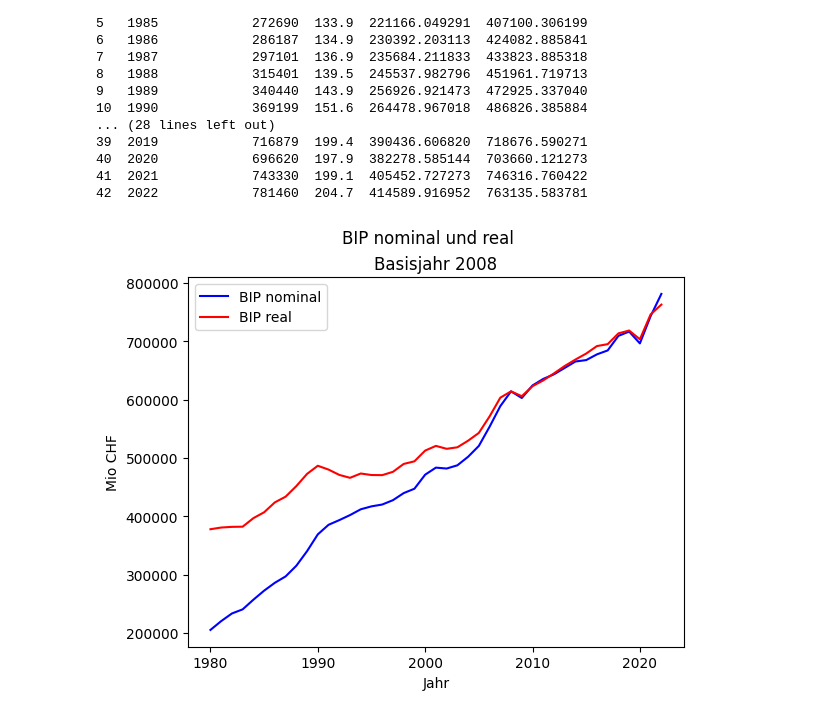
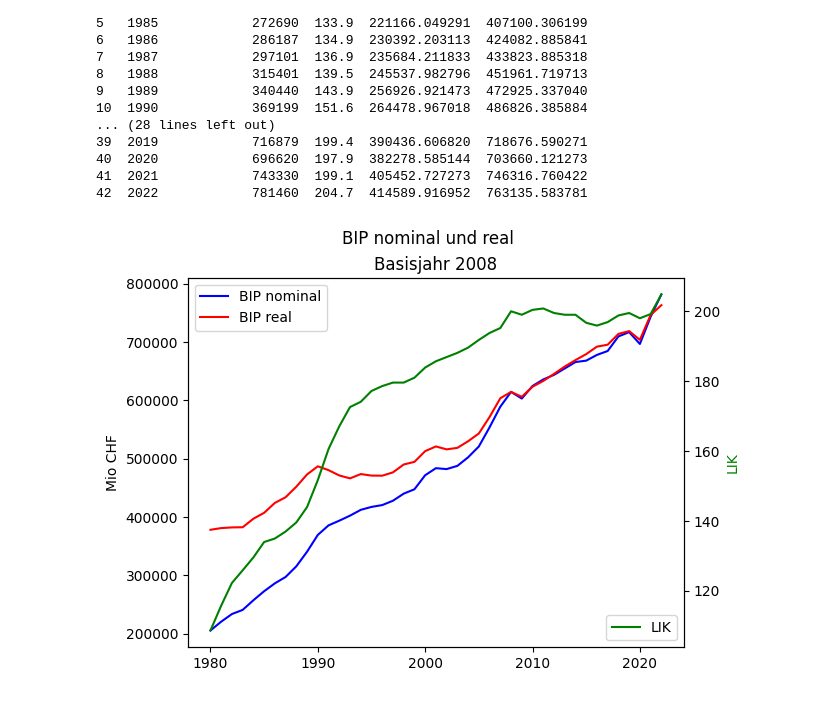
Before and after one commit to Jacques-Mock-Schindler/WR_I_21-24, a Jupyter notebook: docs/231113/relaes_bip_entwicklung.ipynb, the cells around one changed output. Drawn from its saved outputs; the diff is of its cells as text; code cells hidden in the pictures.

Commit message:
Ergänze Musterlösung um LIK plot

```diff
--- a/docs/231113/relaes_bip_entwicklung.ipynb
+++ b/docs/231113/relaes_bip_entwicklung.ipynb
@@ -104,20 +104,26 @@ print(df.to_string())
 # %%
 # data
 x = df['Jahr']
 bip_n = df['BIP (in Mio CHF)']
 bip_r = df['BIP real 2008']
 
 # plot
 fig, ax = plt.subplots()
 ax.plot(x, bip_n, color='blue', label='BIP nominal')
 ax.plot(x, bip_r, color='red', label='BIP real')
+ax.set_ylabel('Mio CHF')
 ax.legend(loc='upper left')
+
+ax2 = ax.twinx()
+ax2.plot(x, df['LIK'], color='green', label='LIK')
+ax2.set_ylabel('LIK', color='green')
+ax2.legend(loc='lower right')
 
 plt.suptitle('BIP nominal und real')
 plt.title('Basisjahr 2008')
 plt.xlabel('Jahr')  # x-Achse beschriften
-plt.ylabel('Mio CHF')  # y-Achse beschriften
+# plt.ylabel('Mio CHF')  # y-Achse beschriften
 
 plt.show()
 # %% [output]
-[figure, old version]
+[figure, new version]
```
